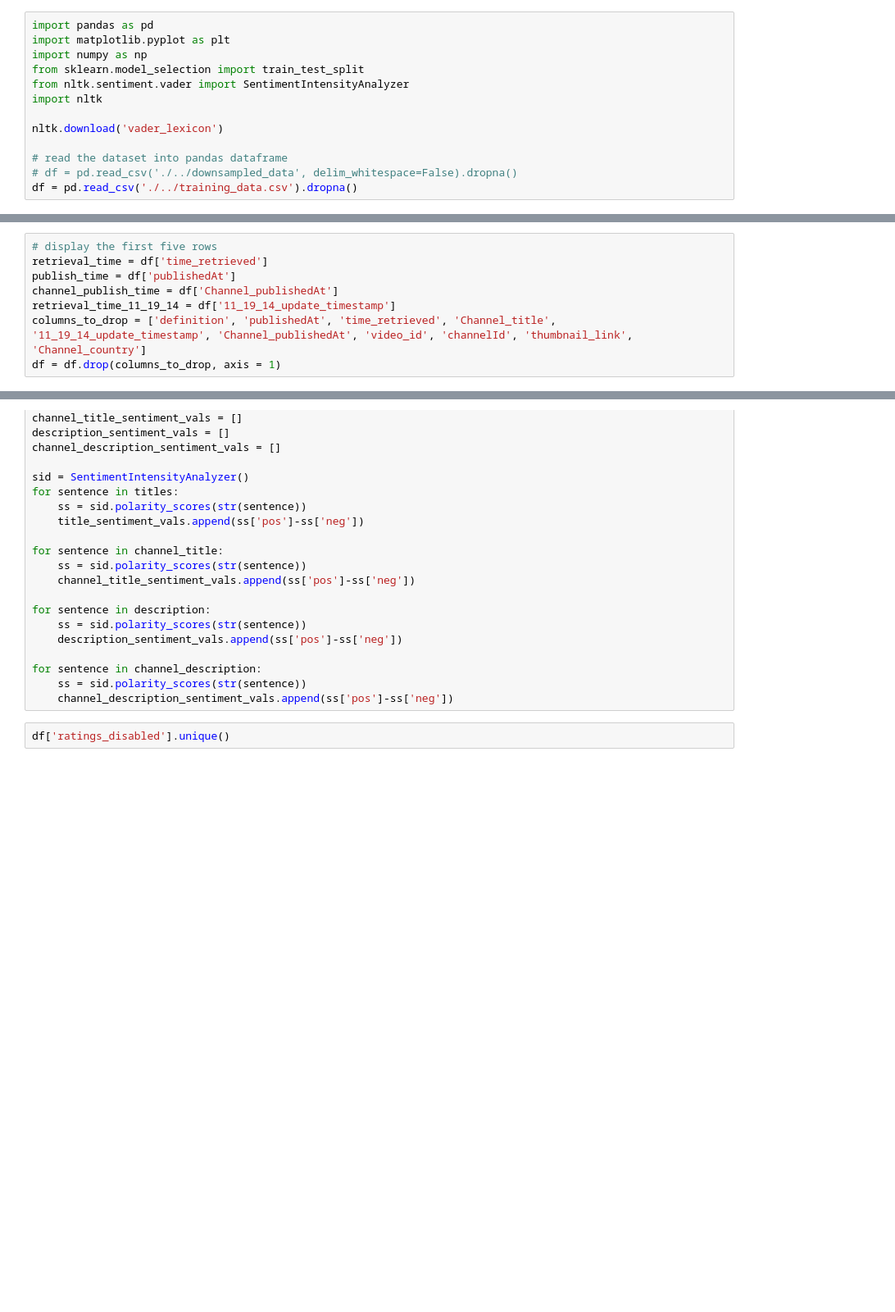
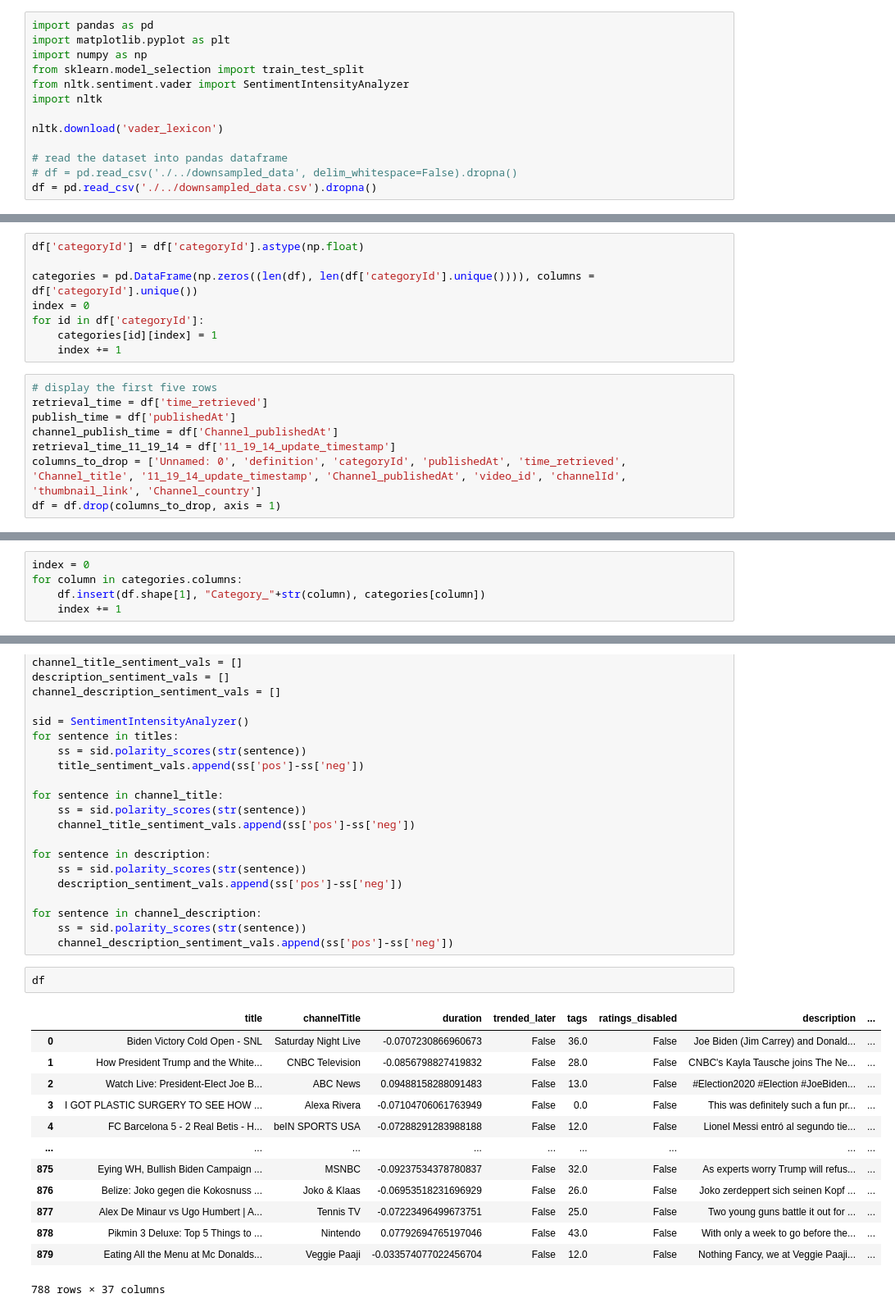
Before and after one commit to nsrazdan/ECS-171-Group8, a Jupyter notebook: ml/Project-ML.ipynb, the cells around one changed output, grey strips where cells are left out. Shown at 82% size. Saved outputs shown, nothing was run; the diff lists cells and outputs as text; blank space fills up the shorter version.

Commit message:
big changes in training model

```diff
--- a/ml/Project-ML.ipynb
+++ b/ml/Project-ML.ipynb
@@ -79,4 +28,4 @@ nltk.download('vader_lexicon')
 
 # read the dataset into pandas dataframe
 # df = pd.read_csv('./../downsampled_data', delim_whitespace=False).dropna()
-df = pd.read_csv('./../training_data.csv').dropna()
+df = pd.read_csv('./../downsampled_data.csv').dropna()
@@ -83,8 +50,16 @@ df = pd.read_csv('./../training_data.csv').dropna()
+# %%
+df['categoryId'] = df['categoryId'].astype(np.float)
+
+categories = pd.DataFrame(np.zeros((len(df), len(df['categoryId'].unique()))), columns = df['categoryId'].unique())
+index = 0
+for id in df['categoryId']:
+    categories[id][index] = 1
+    index += 1
 # %%
 # display the first five rows
 retrieval_time = df['time_retrieved']
 publish_time = df['publishedAt']
 channel_publish_time = df['Channel_publishedAt']
 retrieval_time_11_19_14 = df['11_19_14_update_timestamp']
-columns_to_drop = ['definition', 'publishedAt', 'time_retrieved', 'Channel_title', '11_19_14_update_timestamp', 'Channel_publishedAt', 'video_id', 'channelId', 'thumbnail_link', 'Channel_country']
+columns_to_drop = ['Unnamed: 0', 'definition', 'categoryId', 'publishedAt', 'time_retrieved', 'Channel_title', '11_19_14_update_timestamp', 'Channel_publishedAt', 'video_id', 'channelId', 'thumbnail_link', 'Channel_country']
 df = df.drop(columns_to_drop, axis = 1)
@@ -91,3 +72,8 @@ df = df.drop(columns_to_drop, axis = 1)
+# %%
+index = 0
+for column in categories.columns:
+    df.insert(df.shape[1], "Category_"+str(column), categories[column])
+    index += 1
 # %%
 ## time updates
 import dateutil.parser as parser
@@ -144,7 +148,21 @@ for sentence in channel_description:
     ss = sid.polarity_scores(str(sentence))
     channel_description_sentiment_vals.append(ss['pos']-ss['neg'])
 # %%
-df['ratings_disabled'].unique()
+df
+# %% [output]
+|  | title | channelTitle | duration | trended_later | tags | ratings_disabled | description | ... |
+| 0 | Biden Victory Cold Open - SNL | Saturday Night Live | -0.0707230866960673 | False | 36.0 | False | Joe Biden (Jim Carrey) and Donald... | ... |
+| 1 | How President Trump and the White... | CNBC Television | -0.0856798827419832 | False | 28.0 | False | CNBC's Kayla Tausche joins The Ne... | ... |
+| 2 | Watch Live: President-Elect Joe B... | ABC News | 0.09488158288091483 | False | 13.0 | False | #Election2020 #Election #JoeBiden... | ... |
+| 3 | I GOT PLASTIC SURGERY TO SEE HOW ... | Alexa Rivera | -0.07104706061763949 | False | 0.0 | False | This was definitely such a fun pr... | ... |
+| 4 | FC Barcelona 5 - 2 Real Betis - H... | beIN SPORTS USA | -0.07288291283988188 | False | 12.0 | False | Lionel Messi entró al segundo tie... | ... |
+| ... | ... | ... | ... | ... | ... | ... | ... | ... |
+| 875 | Eying WH, Bullish Biden Campaign ... | MSNBC | -0.09237534378780837 | False | 32.0 | False | As experts worry Trump will refus... | ... |
+| 876 | Belize: Joko gegen die Kokosnuss ... | Joko & Klaas | -0.06953518231696929 | False | 26.0 | False | Joko zerdeppert sich seinen Kopf ... | ... |
+| 877 | Alex De Minaur vs Ugo Humbert | A... | Tennis TV | -0.07223496499673751 | False | 25.0 | False | Two young guns battle it out for ... | ... |
+| 878 | Pikmin 3 Deluxe: Top 5 Things to ... | Nintendo | 0.07792694765197046 | False | 43.0 | False | With only a week to go before the... | ... |
+| 879 | Eating All the Menu at Mc Donalds... | Veggie Paaji | -0.033574077022456704 | False | 12.0 | False | Nothing Fancy, we at Veggie Paaji... | ... |
+788 rows × 37 columns
 # %%
 from sklearn import preprocessing
 
```
Also changed, not shown: parts of 17 cells of this notebook.
